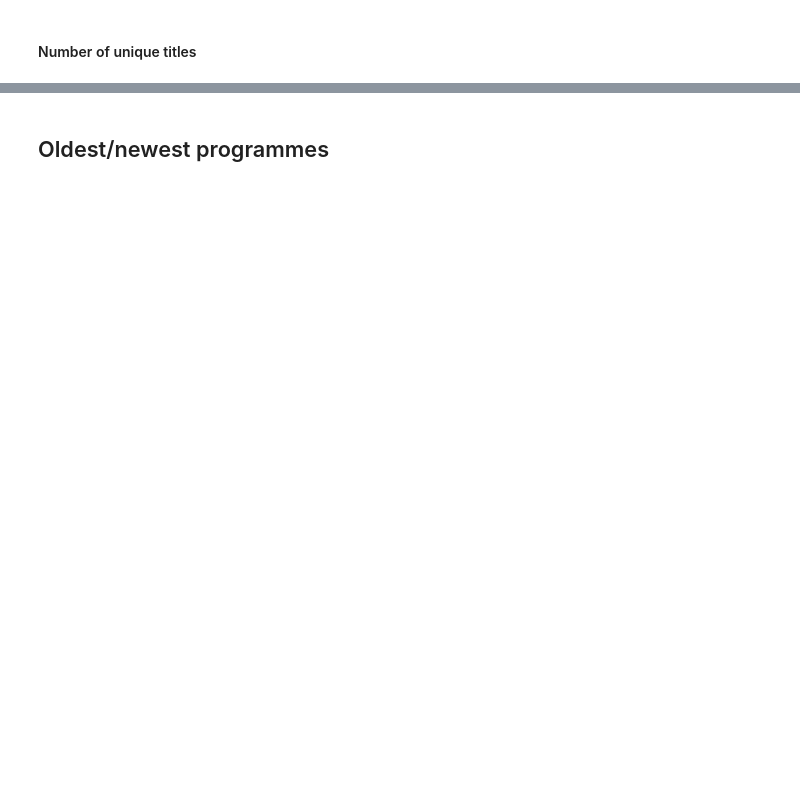
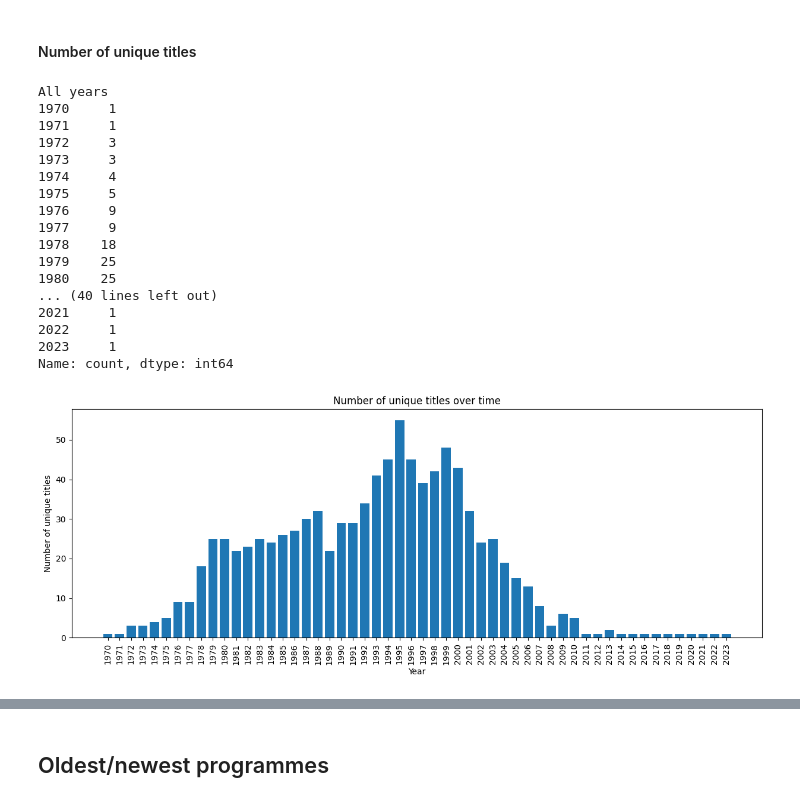
Before and after one commit to mwigham/shared_notebooks, a Jupyter notebook: Joop van den Ende Collectie.ipynb, the cells around one changed output, grey strips where cells are left out. Drawn from its saved outputs; the diff is of its cells as text; code cells hidden in the pictures; blank space fills up the shorter version.

```diff
--- a/Joop van den Ende Collectie.ipynb
+++ b/Joop van den Ende Collectie.ipynb
@@ -204,16 +225,34 @@ plot_Y_against_X_as_bar_chart(list(date_counts.index),
 # %%
 # create a dataframe with the unique titles and all years
 unique_titles_years_dataframe = programmes_dataframe.groupby('Titel').agg({'All years': 'first'})
 
 date_counts = unique_titles_years_dataframe["All years"].explode().value_counts().sort_index()
 print(date_counts)
-plot_Y_against_X_as_bar_chart(list(date_counts.index),
+plot_Y_against_X_as_bar_chart([str(i) for i in list(date_counts.index)],
                             list(date_counts),
                             "Number of unique titles over time",
                             "Year",
                             "Number of unique titles",
-                            dict(t=50),
-                            "unique-titles-over-time" )
+                            True )
+# %% [output]
+All years
+1970     1
+1971     1
+1972     3
+1973     3
+1974     4
+1975     5
+1976     9
+1977     9
+1978    18
+1979    25
+1980    25
+... (40 lines left out)
+2021     1
+2022     1
+2023     1
+Name: count, dtype: int64
+[figure, added]
 # %%
 # unique titles in a given year
 year = 1995
```
Also changed, not shown: parts of 29 cells of this notebook.
